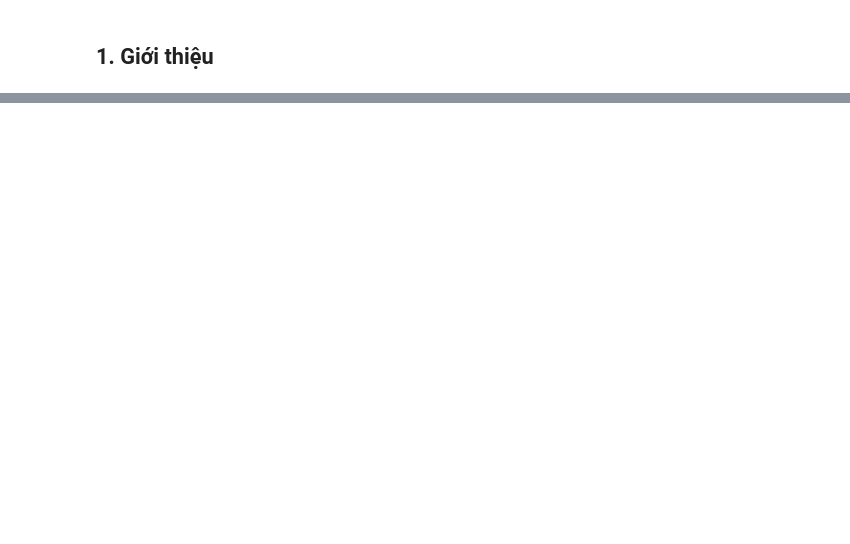
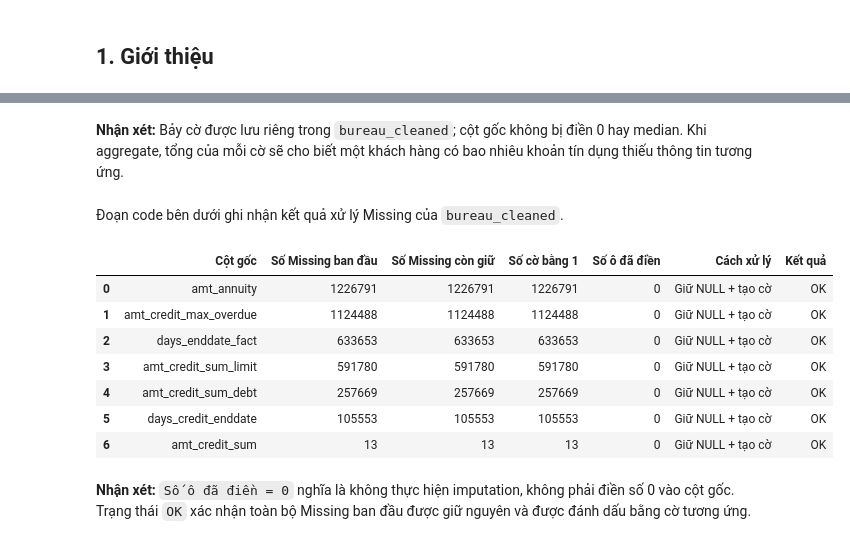
Before and after one commit to thanhhung9720001-collab/credit-risk-classifier, a Jupyter notebook: notebooks/03_data_cleaning.ipynb, the cells around one changed output, grey strips where cells are left out. Drawn from its saved outputs; the diff is of its cells as text; code cells hidden in the pictures; blank space fills up the shorter version.

```diff
--- a/notebooks/03_data_cleaning.ipynb
+++ b/notebooks/03_data_cleaning.ipynb
@@ -891,0 +799,51 @@ Notebook 04 (EDA & Visualization) sẽ đọc `application_flat_cleaned` để k
+# %% [markdown]
+**Nhận xét:** Bảy cờ được lưu riêng trong `bureau_cleaned`; cột gốc không bị điền 0 hay median. Khi aggregate, tổng của mỗi cờ sẽ cho biết một khách hàng có bao nhiêu khoản tín dụng thiếu thông tin tương ứng.
+# %% [markdown]
+Đoạn code bên dưới ghi nhận kết quả xử lý Missing của `bureau_cleaned`.
+# %%
+flag_checks_sql = []
+for column, flag in bureau_flag_columns.items():
+    flag_checks_sql.extend([
+        sql.SQL("COUNT(*) FILTER (WHERE {} IS NULL)").format(sql.Identifier(column)),
+        sql.SQL("SUM({})").format(sql.Identifier(flag)),
+        sql.SQL("COUNT(*) FILTER (WHERE {} IS NULL OR {} NOT IN (0, 1))").format(
+            sql.Identifier(flag), sql.Identifier(flag)
+        ),
+    ])
+
+with conn.cursor() as cursor:
+    cursor.execute(sql.SQL("SELECT {} FROM bureau_cleaned").format(
+        sql.SQL(", ").join(flag_checks_sql)
+    ))
+    check_values = cursor.fetchone()
+
+bureau_raw_missing = (raw_missing_baseline[
+    raw_missing_baseline["Tên bảng"] == "bureau"
+].set_index("Tên cột")["Số ô missing"])
+
+bureau_result_rows = []
+for index, (column, flag) in enumerate(bureau_flag_columns.items()):
+    missing_count, flag_count, invalid_count = check_values[index * 3:index * 3 + 3]
+    original_count = bureau_raw_missing[column]
+    status = "OK" if original_count == missing_count == flag_count and invalid_count == 0 else "Kiểm tra"
+    bureau_result_rows.append([
+        column, original_count, missing_count, flag_count,
+        0, "Giữ NULL + tạo cờ", status,
+    ])
+
+bureau_result_log = pd.DataFrame(bureau_result_rows, columns=[
+    "Cột gốc", "Số Missing ban đầu", "Số Missing còn giữ", "Số cờ bằng 1",
+    "Số ô đã điền", "Cách xử lý", "Kết quả",
+])
+display(bureau_result_log)
+# %% [output]
+|  | Cột gốc | Số Missing ban đầu | Số Missing còn giữ | Số cờ bằng 1 | Số ô đã điền | Cách xử lý | Kết quả |
+| 0 | amt_annuity | 1226791 | 1226791 | 1226791 | 0 | Giữ NULL + tạo cờ | OK |
+| 1 | amt_credit_max_overdue | 1124488 | 1124488 | 1124488 | 0 | Giữ NULL + tạo cờ | OK |
+| 2 | days_enddate_fact | 633653 | 633653 | 633653 | 0 | Giữ NULL + tạo cờ | OK |
+| 3 | amt_credit_sum_limit | 591780 | 591780 | 591780 | 0 | Giữ NULL + tạo cờ | OK |
+| 4 | amt_credit_sum_debt | 257669 | 257669 | 257669 | 0 | Giữ NULL + tạo cờ | OK |
+| 5 | days_credit_enddate | 105553 | 105553 | 105553 | 0 | Giữ NULL + tạo cờ | OK |
+| 6 | amt_credit_sum | 13 | 13 | 13 | 0 | Giữ NULL + tạo cờ | OK |
+# %% [markdown]
+**Nhận xét:** `Số ô đã điền = 0` nghĩa là không thực hiện imputation, không phải điền số 0 vào cột gốc. Trạng thái `OK` xác nhận toàn bộ Missing ban đầu được giữ nguyên và được đánh dấu bằng cờ tương ứng.
```
Also changed, not shown: parts of 224 cells of this notebook, 1 other file.
